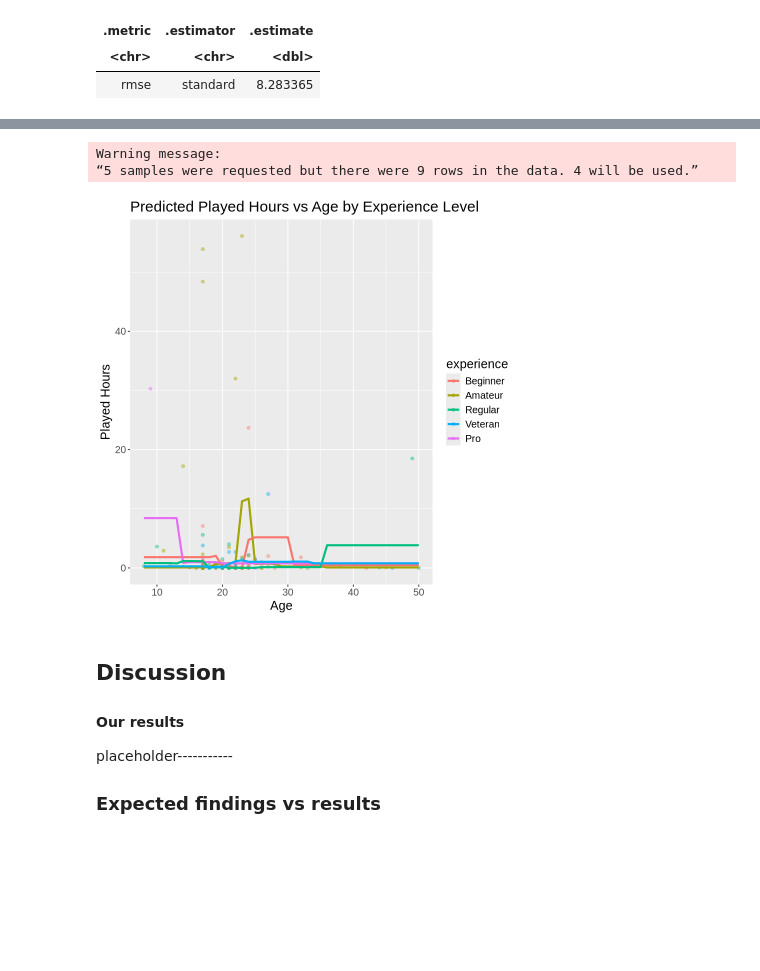
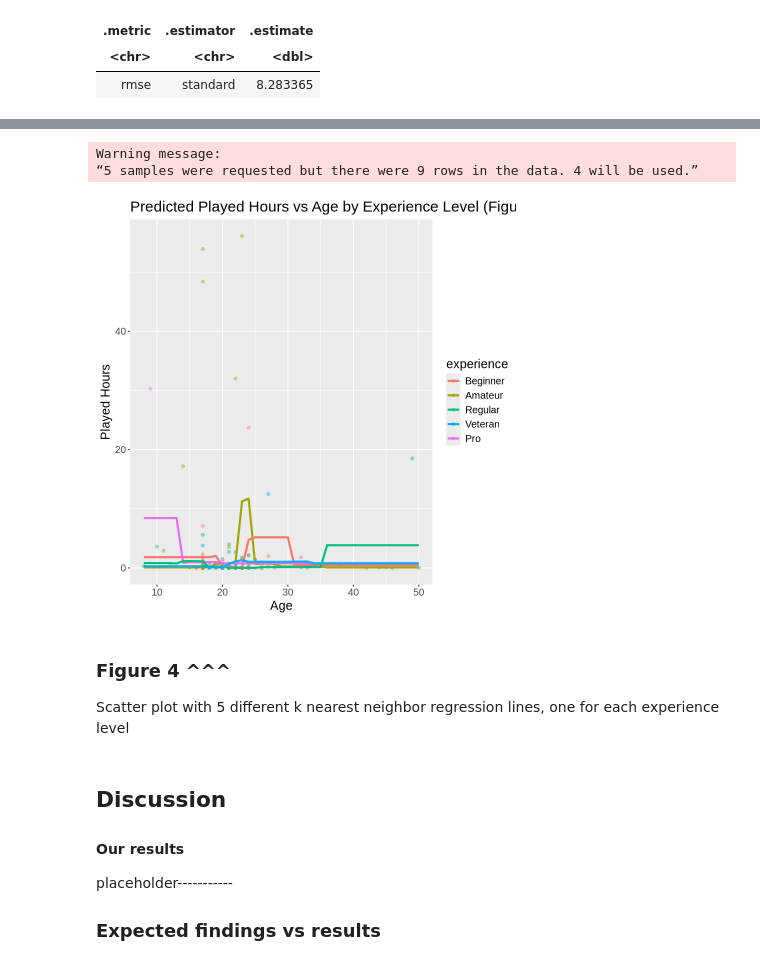
Before and after one commit to Seanrsl19/dsci-100-s006-g35, a Jupyter notebook: project_final.ipynb, the cells around one changed output, grey strips where cells are left out. Drawn from its saved outputs; the diff is of its cells as text; code cells hidden in the pictures; blank space fills up the shorter version.

```diff
--- a/project_final.ipynb
+++ b/project_final.ipynb
@@ -379,35 +422,38 @@ predict_per_experience <- function(experience_level) {
     add_recipe(rec) |>
     add_model(spec)
 
 
   fit <- wf |> fit(data = data_train)
 
 
   preds <- fit |> predict(age_grid) |>
     bind_cols(age_grid) |>
     mutate(experience = experience_level)
 
   return(preds)
 }
 
 
 experience_levels <- levels(tidy_players$experience)
 
 
 all_preds <- map_dfr(experience_levels, predict_per_experience)
 
 
 tidy_players |>
   ggplot(aes(x = Age, y = played_hours, color = experience)) +
   geom_point(alpha = 0.4) +
   geom_line(data = all_preds, aes(x = Age, y = .pred, color = experience), size = 1.2) +
-  labs(title = "Predicted Played Hours vs Age by Experience Level",
+  labs(title = "Predicted Played Hours vs Age by Experience Level (Figure 4)",
        x = "Age", y = "Played Hours") +
     theme(text=element_text(size=15))
 # %% [output]
 Warning message:
 “5 samples were requested but there were 9 rows in the data. 4 will be used.”
-[figure, old version]
+[figure, new version]
+# %% [markdown]
+### Figure 4 ^^^
+Scatter plot with 5 different k nearest neighbor regression lines, one for each experience level
 # %% [markdown]
 ## Discussion
 
```
Also changed, not shown: parts of 10 cells of this notebook.
